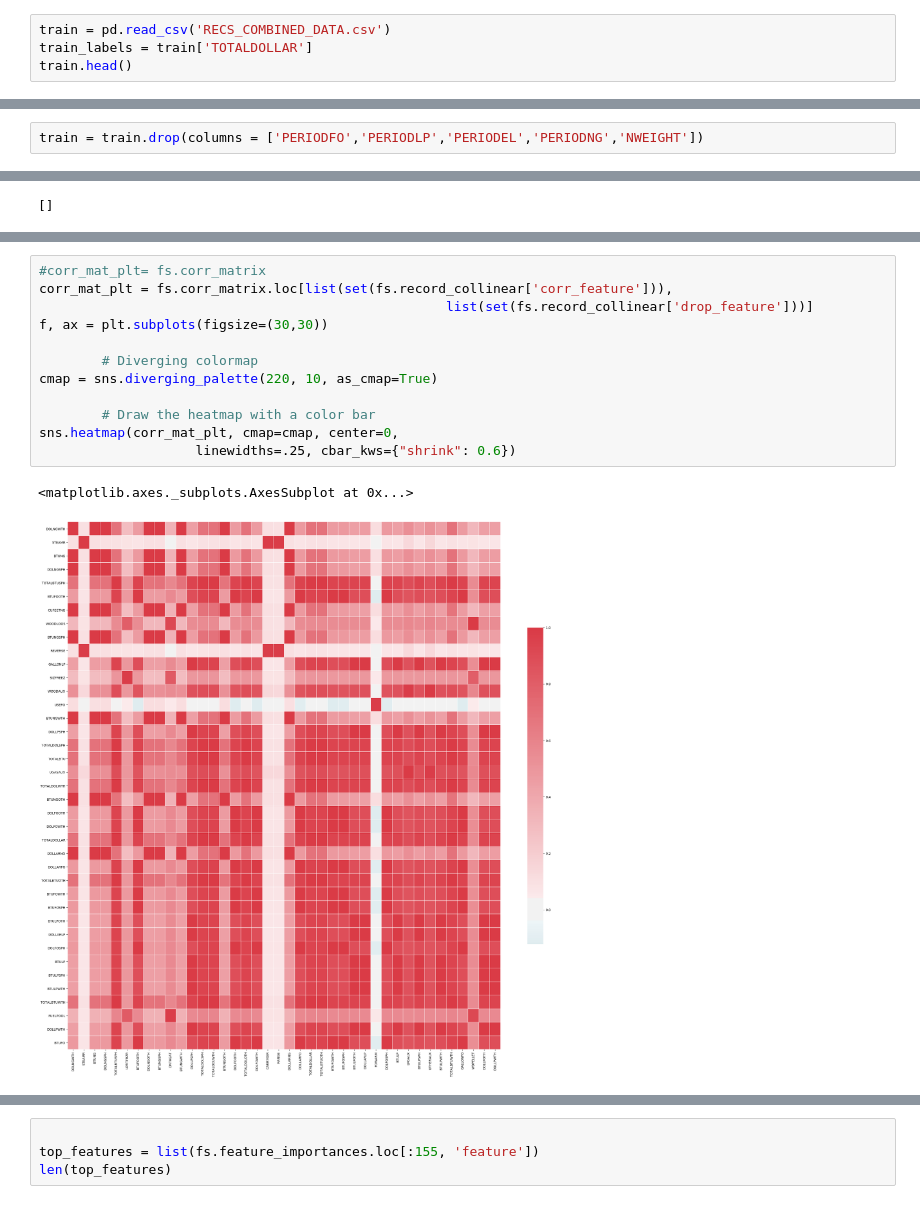
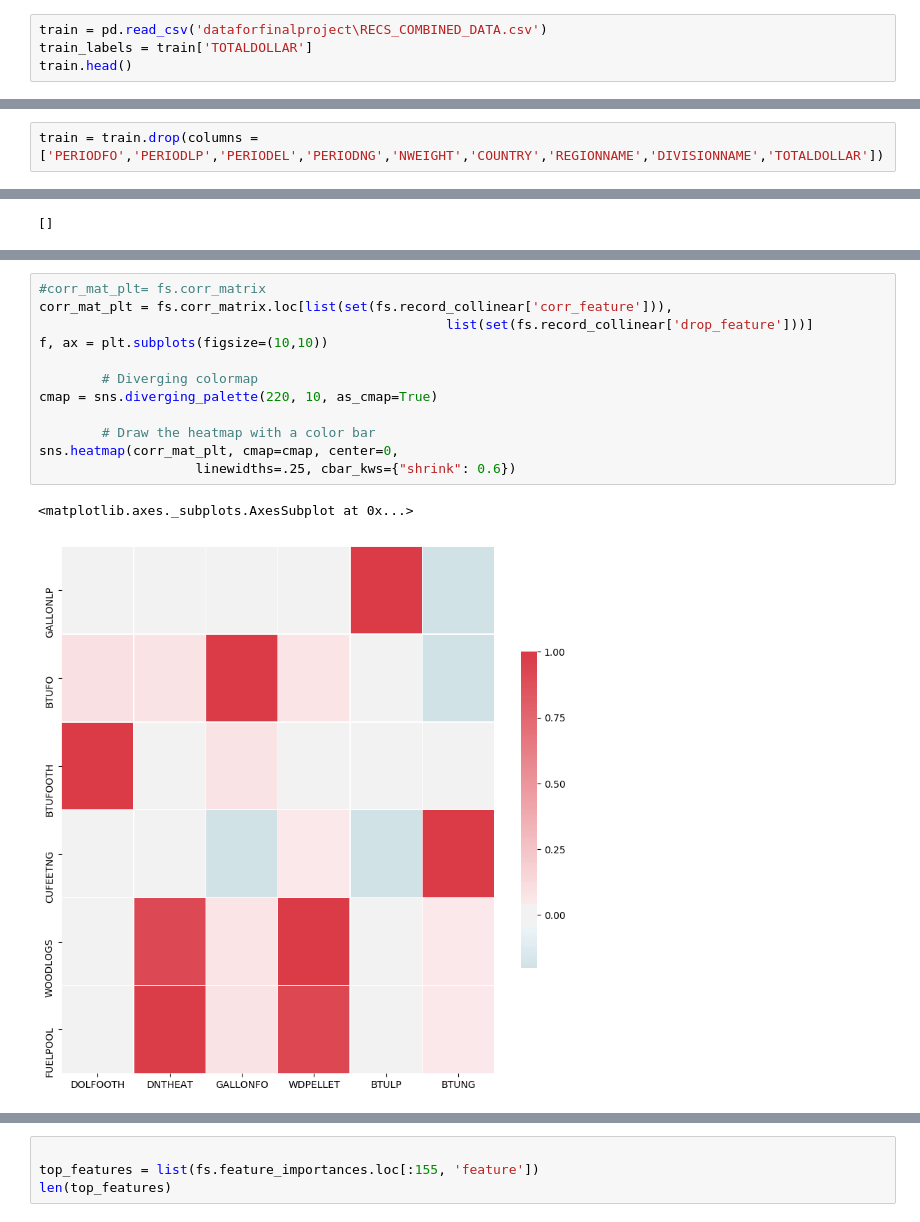
Before and after one commit to sigmanudude/ResidentialEnergyPrediction, a Jupyter notebook: Feature_selection.ipynb, the cells around one changed output, grey strips where cells are left out. Cells and saved outputs as stored; diff of their text form.

```diff
--- a/Feature_selection.ipynb
+++ b/Feature_selection.ipynb
@@ -8,7 +8,7 @@ from feature_selector import FeatureSelector
 # %%
 from sklearn.preprocessing import StandardScaler
 # %%
-train = pd.read_csv('RECS_COMBINED_DATA.csv')
+train = pd.read_csv('dataforfinalproject\RECS_COMBINED_DATA.csv')
 train_labels = train['TOTALDOLLAR']
 train.head()
 # %% [output]
@@ -22,4 +22,4 @@ train.head()
 # %%
 train = train.drop(columns = ['RECSYEAR','DOEID'])
 # %%
-train = train.drop(columns = ['PERIODFO','PERIODLP','PERIODEL','PERIODNG','NWEIGHT'])
+train = train.drop(columns = ['PERIODFO','PERIODLP','PERIODEL','PERIODNG','NWEIGHT','COUNTRY','REGIONNAME','DIVISIONNAME','TOTALDOLLAR'])
@@ -103,18 +106,18 @@ correlated_features[:5]
 # %%
 #corr_mat_plt= fs.corr_matrix
 corr_mat_plt = fs.corr_matrix.loc[list(set(fs.record_collinear['corr_feature'])),
 	                                                list(set(fs.record_collinear['drop_feature']))]
-f, ax = plt.subplots(figsize=(30,30))
+f, ax = plt.subplots(figsize=(10,10))
 
         # Diverging colormap
 cmap = sns.diverging_palette(220, 10, as_cmap=True)
 
         # Draw the heatmap with a color bar
 sns.heatmap(corr_mat_plt, cmap=cmap, center=0,
                     linewidths=.25, cbar_kws={"shrink": 0.6})
 # %% [output]
 <matplotlib.axes._subplots.AxesSubplot at 0x...>
-[figure, old version]
+[figure, new version]
 # %%
 
 fs.record_collinear
```
Also changed, not shown: parts of 22 cells of this notebook, 9 other files.
